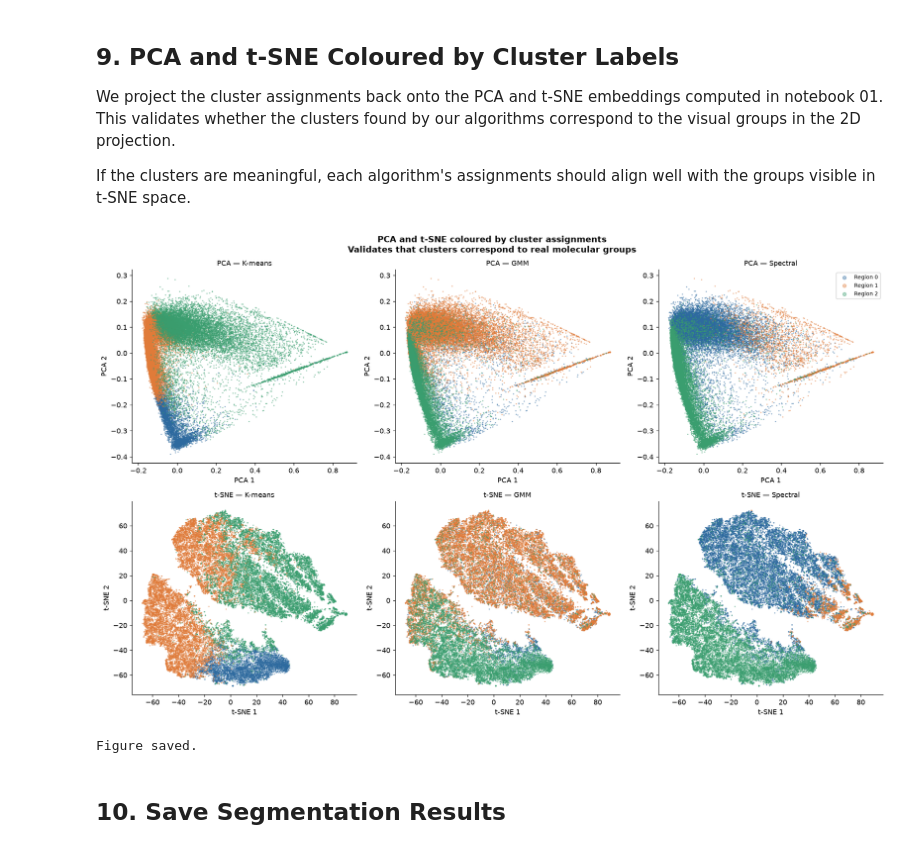
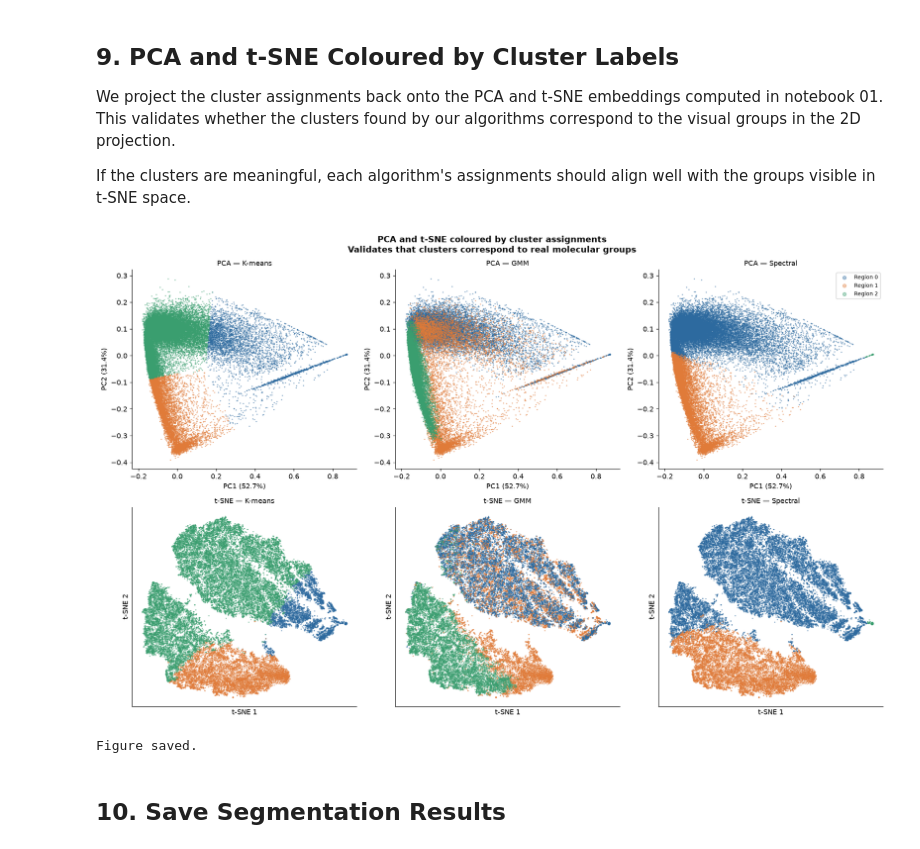
Before and after one commit to Rajaeereza/maldi-msi-analysis, a Jupyter notebook: notebooks/02_segmentation.ipynb, the cells around one changed output. Saved outputs shown, nothing was run; the diff lists cells and outputs as text; code cells hidden in the pictures.

```diff
--- a/notebooks/02_segmentation.ipynb
+++ b/notebooks/02_segmentation.ipynb
@@ -185,8 +221,8 @@ Reference: Alexandrov et al. (2010) *J. Proteome Res.* 9:6535
 # %%
 K = 3
 
-km     = KMeans(n_clusters=K, n_init=20, random_state=42)
-labels_km = km.fit_predict(X)
+km        = KMeans(n_clusters=K, n_init=20, random_state=42)
+labels_km = km.fit_predict(X_clust)
 
 print(f"K-means (k={K}) complete.")
 unique, counts = np.unique(labels_km, return_counts=True)
@@ -231,10 +267,11 @@ Reference: Reynolds (2009) *Encyclopedia of Biometrics* — GMM overview
 # %%
 from sklearn.mixture import GaussianMixture
 
-gmm       = GaussianMixture(n_components=K, n_init=5,
+gmm        = GaussianMixture(n_components=K, n_init=5,
                               random_state=42, covariance_type="full")
-labels_gmm = gmm.fit_predict(X)
-proba_gmm  = gmm.predict_proba(X)
+gmm.fit(X_clust)
+labels_gmm = gmm.predict(X_clust)
+proba_gmm  = gmm.predict_proba(X_clust)
 
 print(f"GMM (k={K}) complete.")
 print(f"  Log-likelihood: {gmm.lower_bound_:.4f}")
@@ -295,15 +337,16 @@ Reference: Von Luxburg (2007) *Stat. Comput.* 17:395
 # %%
 from sklearn.cluster import SpectralClustering
 
-print("Running Spectral Clustering...")
-print("Using nearest_neighbors affinity — sparse matrix, scales to full dataset")
+n_px = X_clust.shape[0]
+print(f"Running Spectral Clustering on {n_px} pixels...")
+print("affinity=nearest_neighbors — sparse graph, avoids dense n×n matrix")
 
-sc       = SpectralClustering(n_clusters=K, random_state=42,
-                               affinity="nearest_neighbors",
-                               n_neighbors=10,
-                               n_init=5,
-                               assign_labels="kmeans")
-labels_sc = sc.fit_predict(X)
+sc        = SpectralClustering(n_clusters=K, random_state=42,
+                                affinity="nearest_neighbors",
+                                n_neighbors=10,
+                                n_init=5,
+                                assign_labels="kmeans")
+labels_sc = sc.fit_predict(X_clust)
 
 print(f"Spectral Clustering (k={K}) complete.")
 unique, counts = np.unique(labels_sc, return_counts=True)
@@ -492,36 +564,49 @@ fig, axes = plt.subplots(2, 3, figsize=(16, 10))
 embeddings = [pc_after, X_tsne]
 emb_names  = ["PCA", "t-SNE"]
 methods    = [
     (labels_km,  "K-means"),
     (labels_gmm, "GMM"),
     (labels_sc,  "Spectral"),
 ]
 colours_list = ["#2d6a9f", "#e07b39", "#3a9e6f"]
 
+# Load PCA object to get variance explained — refit on pc_after for labels
+from sklearn.decomposition import PCA
+pca_diag = PCA(n_components=2, random_state=42)
+pca_diag.fit(spectra_pp)
+var1 = pca_diag.explained_variance_ratio_[0] * 100
+var2 = pca_diag.explained_variance_ratio_[1] * 100
+
 for row, (emb, emb_name) in enumerate(zip(embeddings, emb_names)):
     for col, (labels, method_name) in enumerate(methods):
         ax = axes[row, col]
         for c in range(K):
             mask = labels == c
             ax.scatter(emb[mask, 0], emb[mask, 1],
                        c=colours_list[c], s=1, alpha=0.4,
                        label=f"Region {c}")
         ax.set_title(f"{emb_name} — {method_name}", fontsize=10)
-        ax.set_xlabel(f"{emb_name} 1")
-        ax.set_ylabel(f"{emb_name} 2")
+        if emb_name == "PCA":
+            ax.set_xlabel(f"PC1 ({var1:.1f}%)")
+            ax.set_ylabel(f"PC2 ({var2:.1f}%)")
+        else:
+            ax.set_xlabel("t-SNE 1")
+            ax.set_ylabel("t-SNE 2")
+            ax.set_xticks([])
+            ax.set_yticks([])
         if row == 0 and col == 2:
             ax.legend(markerscale=5, fontsize=8)
 
 fig.suptitle("PCA and t-SNE coloured by cluster assignments\n"
              "Validates that clusters correspond to real molecular groups",
              fontsize=12, fontweight="bold")
 plt.tight_layout()
 plt.savefig("results/figures/02_pca_tsne_clusters.png",
             dpi=150, bbox_inches="tight")
 plt.show()
 print("Figure saved.")
 # %% [output]
-[figure, old version]
+[figure, new version]
 Figure saved.
 # %% [markdown]
 ## 10. Save Segmentation Results
```
Also changed, not shown: parts of 19 cells of this notebook.
